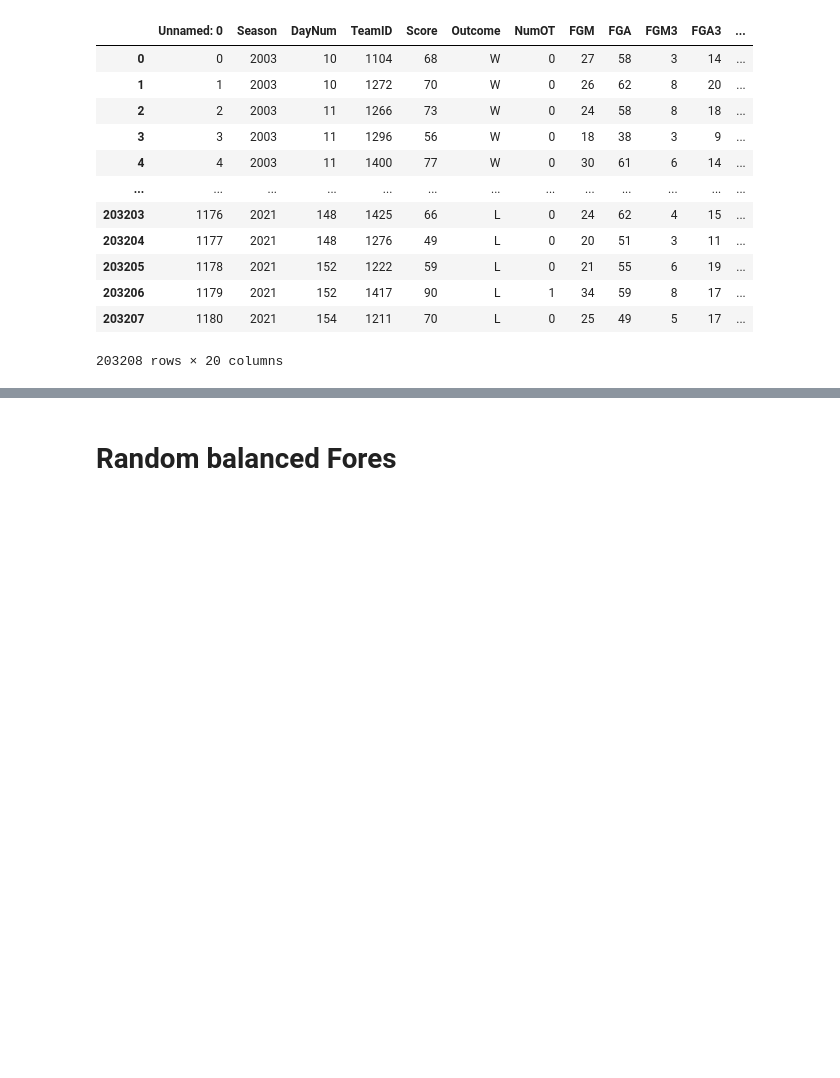
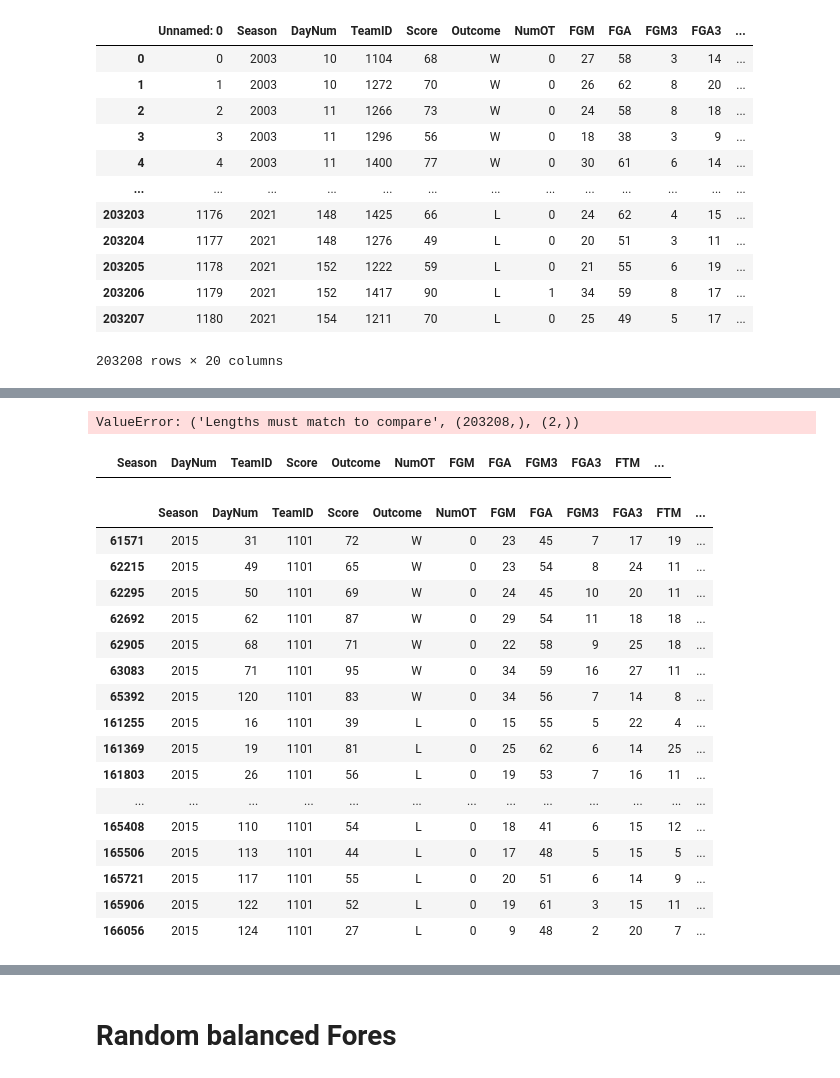
Before and after one commit to ShaneDoane/Final-Project, a Jupyter notebook: Machine Learning Models.ipynb, the cells around one changed output, grey strips where cells are left out. Cells and saved outputs as stored; diff of their text form; code cells hidden in the pictures; blank space fills up the shorter version.

```diff
--- a/Machine Learning Models.ipynb
+++ b/Machine Learning Models.ipynb
@@ -42,0 +35,2 @@ AttributeError: 'DataFrameGroupBy' object has no attribute 'loc'
+# %%
+dropped_all_game_df = New_df.drop(columns='Unnamed: 0')
@@ -42,0 +53,30 @@ AttributeError: 'DataFrameGroupBy' object has no attribute 'loc'
+# %%
+Season_2014_df = dropped_all_game_df.loc[dropped_all_game_df['Season']== [2015, 2016]]
+# %% [output]
+ValueError: ('Lengths must match to compare', (203208,), (2,))
+# %%
+Season_2014_df
+# %% [output]
+|  | Season | DayNum | TeamID | Score | Outcome | NumOT | FGM | FGA | FGM3 | FGA3 | FTM | ... |
+# %%
+team1_df = Season_2014_df[Season_2014_df['TeamID']==1101]
+# %%
+team1_df
+# %% [output]
+|  | Season | DayNum | TeamID | Score | Outcome | NumOT | FGM | FGA | FGM3 | FGA3 | FTM | ... |
+| 61571 | 2015 | 31 | 1101 | 72 | W | 0 | 23 | 45 | 7 | 17 | 19 | ... |
+| 62215 | 2015 | 49 | 1101 | 65 | W | 0 | 23 | 54 | 8 | 24 | 11 | ... |
+| 62295 | 2015 | 50 | 1101 | 69 | W | 0 | 24 | 45 | 10 | 20 | 11 | ... |
+| 62692 | 2015 | 62 | 1101 | 87 | W | 0 | 29 | 54 | 11 | 18 | 18 | ... |
+| 62905 | 2015 | 68 | 1101 | 71 | W | 0 | 22 | 58 | 9 | 25 | 18 | ... |
+| 63083 | 2015 | 71 | 1101 | 95 | W | 0 | 34 | 59 | 16 | 27 | 11 | ... |
+| 65392 | 2015 | 120 | 1101 | 83 | W | 0 | 34 | 56 | 7 | 14 | 8 | ... |
+| 161255 | 2015 | 16 | 1101 | 39 | L | 0 | 15 | 55 | 5 | 22 | 4 | ... |
+| 161369 | 2015 | 19 | 1101 | 81 | L | 0 | 25 | 62 | 6 | 14 | 25 | ... |
+| 161803 | 2015 | 26 | 1101 | 56 | L | 0 | 19 | 53 | 7 | 16 | 11 | ... |
+| ... | ... | ... | ... | ... | ... | ... | ... | ... | ... | ... | ... | ... |
+| 165408 | 2015 | 110 | 1101 | 54 | L | 0 | 18 | 41 | 6 | 15 | 12 | ... |
+| 165506 | 2015 | 113 | 1101 | 44 | L | 0 | 17 | 48 | 5 | 15 | 5 | ... |
+| 165721 | 2015 | 117 | 1101 | 55 | L | 0 | 20 | 51 | 6 | 14 | 9 | ... |
+| 165906 | 2015 | 122 | 1101 | 52 | L | 0 | 19 | 61 | 3 | 15 | 11 | ... |
+| 166056 | 2015 | 124 | 1101 | 27 | L | 0 | 9 | 48 | 2 | 20 | 7 | ... |
```
Also changed, not shown: parts of 17 cells of this notebook.
